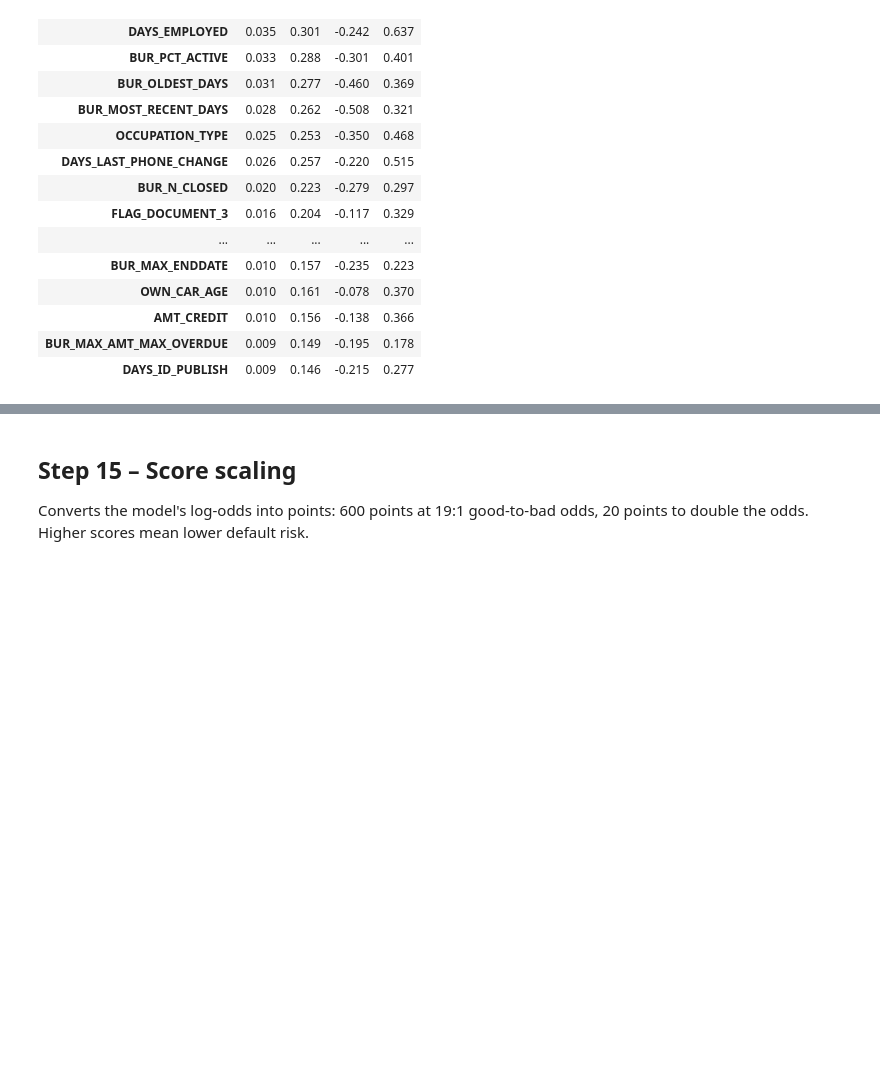
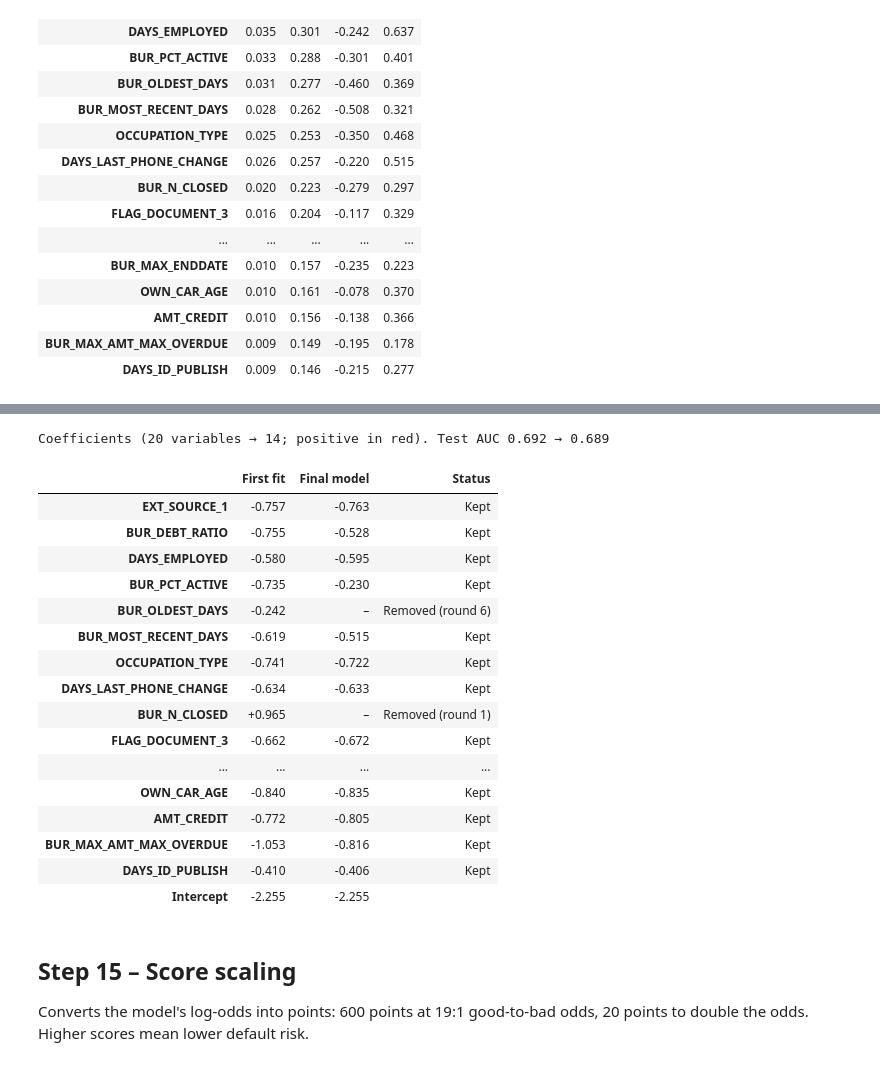
Before and after one commit to raykeat/fin-analytics-proj, a Jupyter notebook: is453_project_new.ipynb, the cells around one changed output, grey strips where cells are left out. Saved outputs shown, nothing was run; the diff lists cells and outputs as text; code cells hidden in the pictures; blank space fills up the shorter version.

```diff
--- a/is453_project_new.ipynb
+++ b/is453_project_new.ipynb
@@ -1195,3 +1160,52 @@ Positive coefficients: ['BUR_N_CLOSED', 'BUR_SUM_DEBT', 'BUR_LAST_UPDATE', 'BUR_
+# %%
+def fit_lr(features):
+    return LogisticRegression(solver='liblinear', max_iter=1000, random_state=453).fit(train_woe[features], train_df['TARGET'])
+
+first_features = list(final_features)
+first_lr = fit_lr(first_features)
+
+# Remove the most positive coefficient and refit until all are negative
+removed_round = {}
+model_features = list(first_features)
+while True:
+    lr = fit_lr(model_features)
+    coefficients = pd.Series(lr.coef_[0], index=model_features)
+    if (coefficients <= 0).all():
+        break
+    worst = coefficients.idxmax()
+    removed_round[worst] = len(removed_round) + 1
+    model_features.remove(worst)
+final_features = model_features      # all later steps use this list and this lr
+
+coef_table = pd.DataFrame({'First fit': pd.Series(first_lr.coef_[0], index=first_features),
+                           'Final model': coefficients}).reindex(first_features)
+coef_table['Status'] = ['Kept' if f in final_features else f'Removed (round {removed_round[f]})' for f in first_features]
+coef_table.loc['Intercept'] = [first_lr.intercept_[0], lr.intercept_[0], '']
+display(coef_table.style
+        .format({'First fit': '{:+.3f}', 'Final model': '{:+.3f}'}, na_rep='–')
+        .map(lambda v: 'color: #DC2626; font-weight: bold' if isinstance(v, float) and v > 0 else '', subset=['First fit'])
+        .set_caption(f'Coefficients ({len(first_features)} variables → {len(final_features)}; positive in red). '
+                     f"Test AUC {roc_auc_score(test_df['TARGET'], first_lr.predict_proba(test_woe[first_features])[:, 1]):.3f} → "
+                     f"{roc_auc_score(test_df['TARGET'], lr.predict_proba(test_woe[final_features])[:, 1]):.3f}"))
+# %% [output]
+Coefficients (20 variables → 14; positive in red). Test AUC 0.692 → 0.689
+|  | First fit | Final model | Status |
+| EXT_SOURCE_1 | -0.757 | -0.763 | Kept |
+| BUR_DEBT_RATIO | -0.755 | -0.528 | Kept |
+| DAYS_EMPLOYED | -0.580 | -0.595 | Kept |
+| BUR_PCT_ACTIVE | -0.735 | -0.230 | Kept |
+| BUR_OLDEST_DAYS | -0.242 | – | Removed (round 6) |
+| BUR_MOST_RECENT_DAYS | -0.619 | -0.515 | Kept |
+| OCCUPATION_TYPE | -0.741 | -0.722 | Kept |
+| DAYS_LAST_PHONE_CHANGE | -0.634 | -0.633 | Kept |
+| BUR_N_CLOSED | +0.965 | – | Removed (round 1) |
+| FLAG_DOCUMENT_3 | -0.662 | -0.672 | Kept |
+| ... | ... | ... | ... |
+| OWN_CAR_AGE | -0.840 | -0.835 | Kept |
+| AMT_CREDIT | -0.772 | -0.805 | Kept |
+| BUR_MAX_AMT_MAX_OVERDUE | -1.053 | -0.816 | Kept |
+| DAYS_ID_PUBLISH | -0.410 | -0.406 | Kept |
+| Intercept | -2.255 | -2.255 |  |
 # %% [markdown]
 ## Step 15 – Score scaling
 
```
Also changed, not shown: parts of 16 cells of this notebook.
